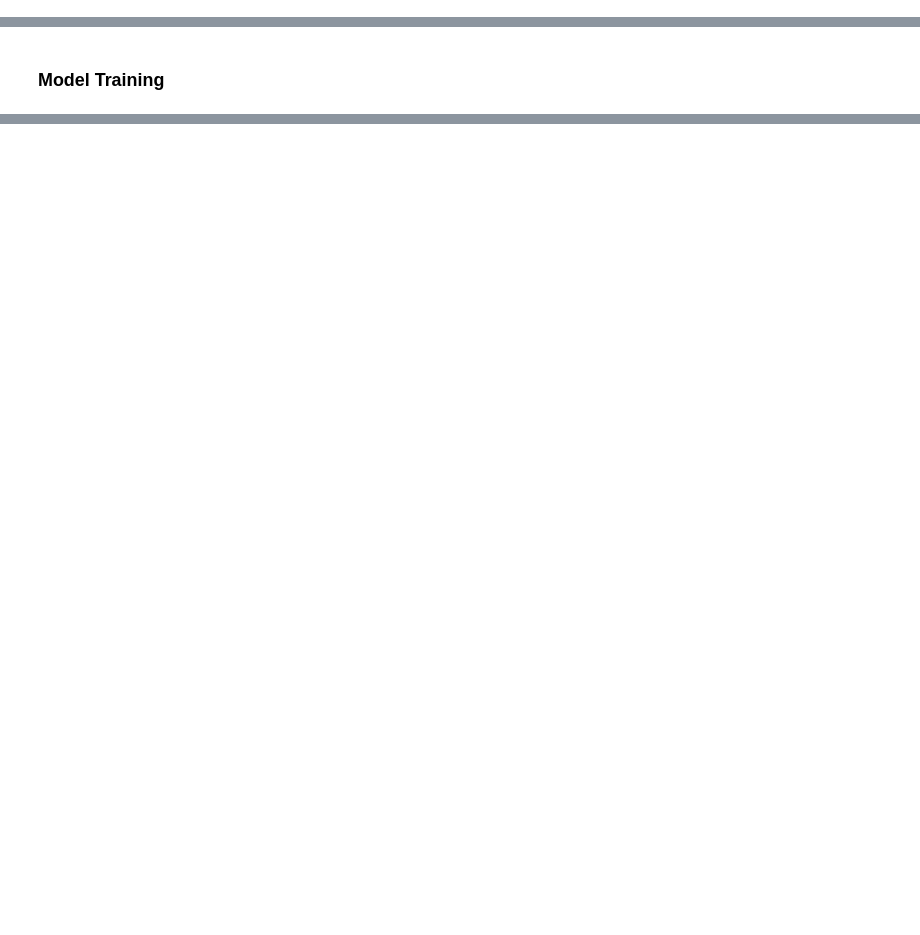
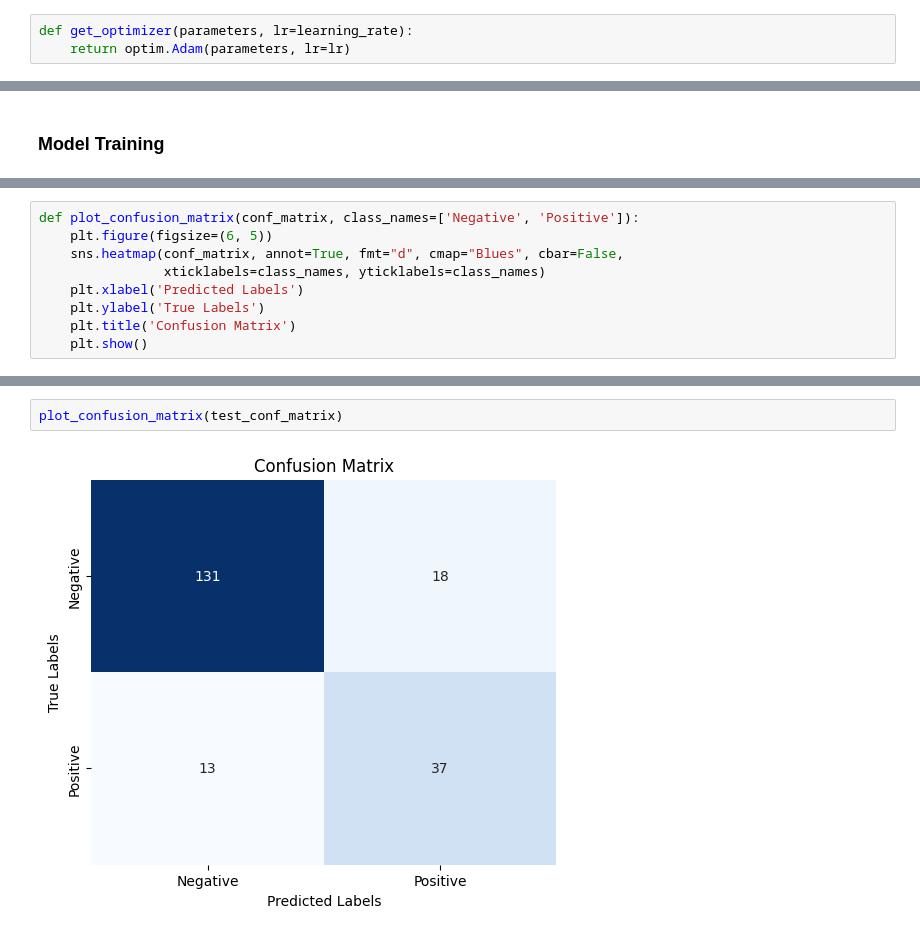
Before and after one commit to KyleZrey/SMCA, a Jupyter notebook: fusion_classification/gmu-Arevalo.ipynb, the cells around one changed output, grey strips where cells are left out. Cells and saved outputs as stored; diff of their text form; blank space fills up the shorter version.

```diff
--- a/fusion_classification/gmu-Arevalo.ipynb
+++ b/fusion_classification/gmu-Arevalo.ipynb
@@ -466,0 +380,3 @@ Model output: tensor([[-2.5238e-01,  7.9541e-02,  3.7040e-01,  1.0298e-01,  8.79
+# %%
+def get_optimizer(parameters, lr=learning_rate):
+    return optim.Adam(parameters, lr=lr)
@@ -652,0 +672,9 @@ Average Cross-Validation F1 Score: 0.5904
+# %%
+def plot_confusion_matrix(conf_matrix, class_names=['Negative', 'Positive']):
+    plt.figure(figsize=(6, 5))
+    sns.heatmap(conf_matrix, annot=True, fmt="d", cmap="Blues", cbar=False,
+                xticklabels=class_names, yticklabels=class_names)
+    plt.xlabel('Predicted Labels')
+    plt.ylabel('True Labels')
+    plt.title('Confusion Matrix')
+    plt.show()
@@ -652,0 +810,4 @@ Average Cross-Validation F1 Score: 0.5904
+# %%
+plot_confusion_matrix(test_conf_matrix)
+# %% [output]
+[figure, added]
```
Also changed, not shown: parts of 45 cells of this notebook, 3 other files.
